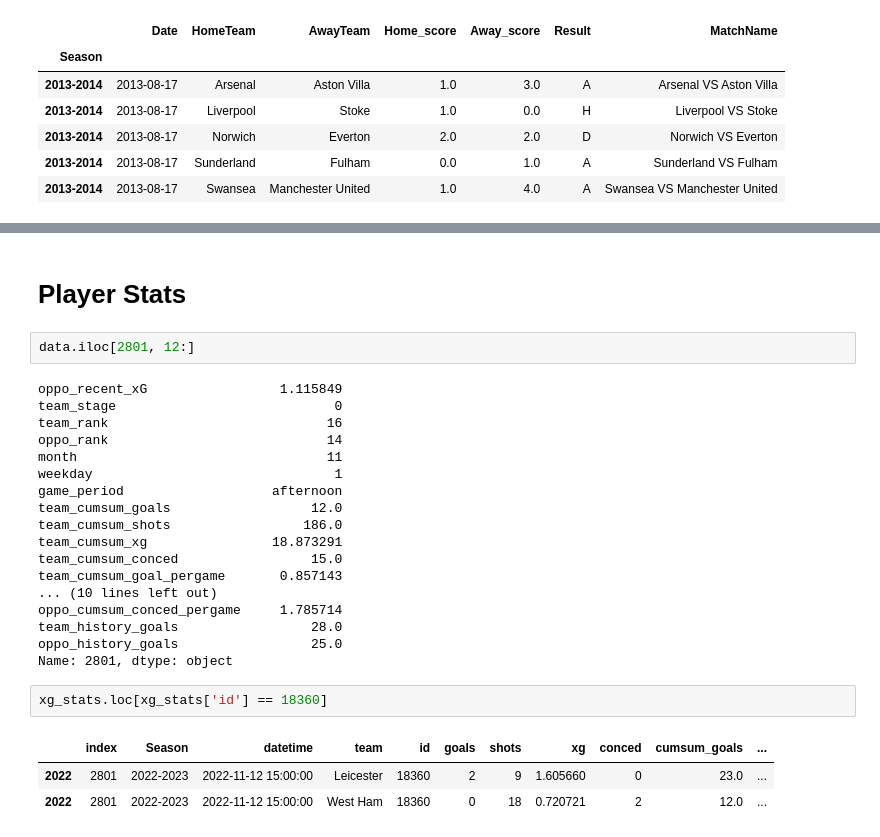
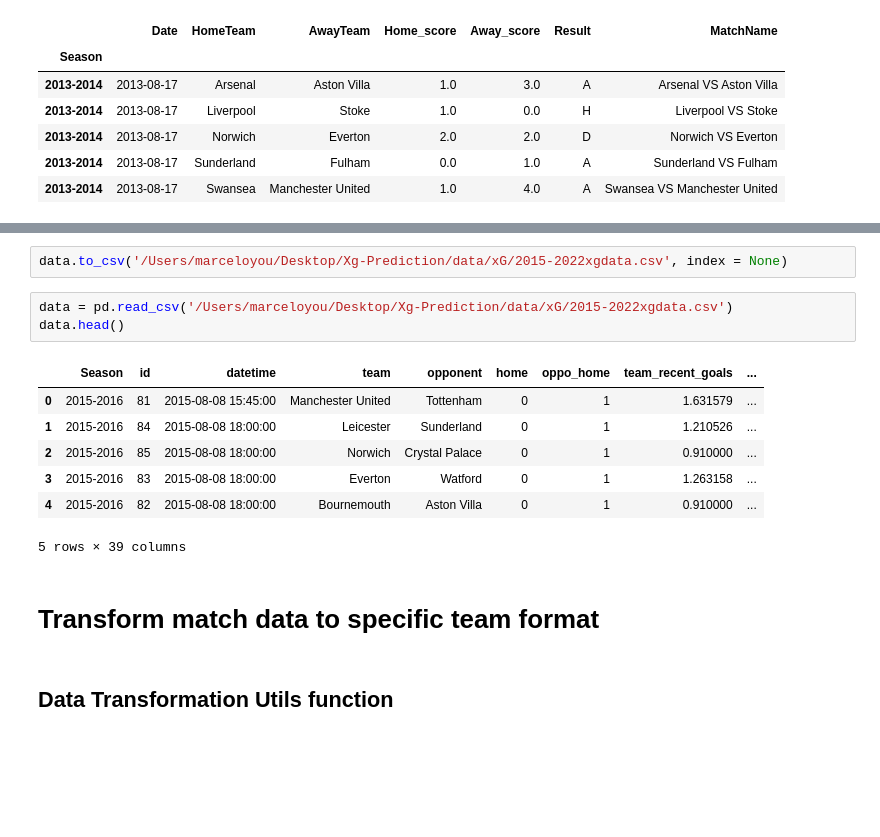
Before and after one commit to mruiyangyou/Predict-Football-Matches-With-xG, a Jupyter notebook: src/python/xG_prediction.ipynb, the cells around one changed output, grey strips where cells are left out. Drawn from its saved outputs; the diff is of its cells as text; blank space fills up the shorter version.

```diff
--- a/src/python/xG_prediction.ipynb
+++ b/src/python/xG_prediction.ipynb
@@ -171,28 +187,17 @@ data = xg_data_pipeline(data, xg_stats, fixture, team_stats)
-# %% [markdown]
-# Player Stats
-# %%
-data.iloc[2801, 12:]
-# %% [output]
-oppo_recent_xG                 1.115849
-team_stage                            0
-team_rank                            16
-oppo_rank                            14
-month                                11
-weekday                               1
-game_period                   afternoon
-team_cumsum_goals                  12.0
-team_cumsum_shots                 186.0
-team_cumsum_xg                18.873291
-team_cumsum_conced                 15.0
-team_cumsum_goal_pergame       0.857143
-... (10 lines left out)
-oppo_cumsum_conced_pergame     1.785714
-team_history_goals                 28.0
-oppo_history_goals                 25.0
-Name: 2801, dtype: object
-# %%
-xg_stats.loc[xg_stats['id'] == 18360]
-# %% [output]
-|  | index | Season | datetime | team | id | goals | shots | xg | conced | cumsum_goals | ... |
-| 2022 | 2801 | 2022-2023 | 2022-11-12 15:00:00 | Leicester | 18360 | 2 | 9 | 1.605660 | 0 | 23.0 | ... |
-| 2022 | 2801 | 2022-2023 | 2022-11-12 15:00:00 | West Ham | 18360 | 0 | 18 | 0.720721 | 2 | 12.0 | ... |
+# %%
+data.to_csv('/Users/marceloyou/Desktop/Xg-Prediction/data/xG/2015-2022xgdata.csv', index = None)
+# %%
+data = pd.read_csv('/Users/marceloyou/Desktop/Xg-Prediction/data/xG/2015-2022xgdata.csv')
+data.head()
+# %% [output]
+|  | Season | id | datetime | team | opponent | home | oppo_home | team_recent_goals | ... |
+| 0 | 2015-2016 | 81 | 2015-08-08 15:45:00 | Manchester United | Tottenham | 0 | 1 | 1.631579 | ... |
+| 1 | 2015-2016 | 84 | 2015-08-08 18:00:00 | Leicester | Sunderland | 0 | 1 | 1.210526 | ... |
+| 2 | 2015-2016 | 85 | 2015-08-08 18:00:00 | Norwich | Crystal Palace | 0 | 1 | 0.910000 | ... |
+| 3 | 2015-2016 | 83 | 2015-08-08 18:00:00 | Everton | Watford | 0 | 1 | 1.263158 | ... |
+| 4 | 2015-2016 | 82 | 2015-08-08 18:00:00 | Bournemouth | Aston Villa | 0 | 1 | 0.910000 | ... |
+5 rows × 39 columns
+# %% [markdown]
+# Transform match data to specific team format
+# %% [markdown]
+## Data Transformation Utils function
```
Also changed, not shown: parts of 44 cells of this notebook.
